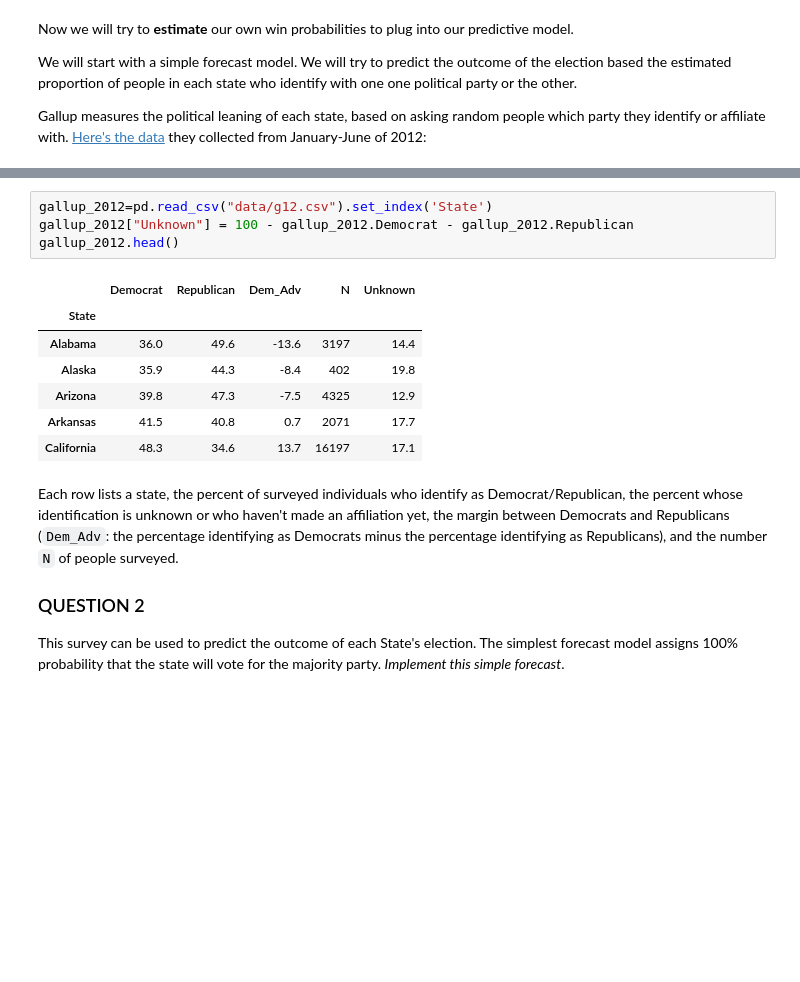
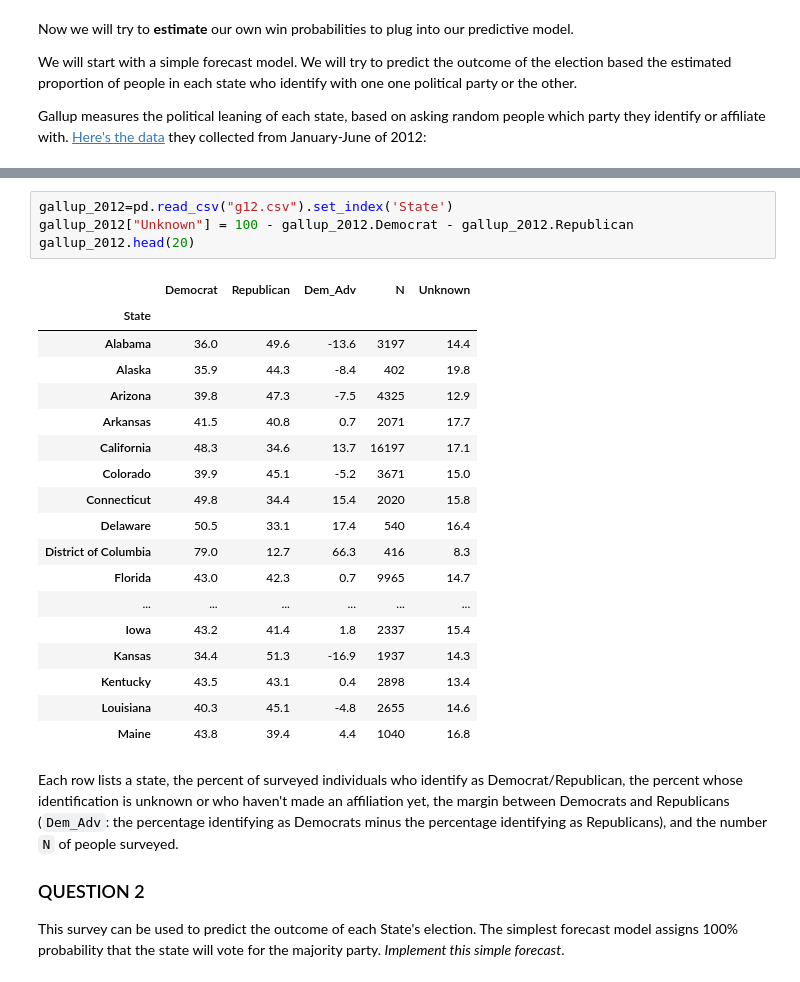
Before and after one commit to bitanb1999/HalfDayHacking, a Jupyter notebook: elections.ipynb, the cells around one changed output, grey strips where cells are left out. Drawn from its saved outputs; the diff is of its cells as text; blank space fills up the shorter version.

```diff
--- a/elections.ipynb
+++ b/elections.ipynb
@@ -355,15 +368,26 @@ Gallup measures the political leaning of each state, based on asking random peop
 # %%
-gallup_2012=pd.read_csv("data/g12.csv").set_index('State')
+gallup_2012=pd.read_csv("g12.csv").set_index('State')
 gallup_2012["Unknown"] = 100 - gallup_2012.Democrat - gallup_2012.Republican
-gallup_2012.head()
+gallup_2012.head(20)
 # %% [output]
 |  | Democrat | Republican | Dem_Adv | N | Unknown |
 | State |  |  |  |  |  |
 | Alabama | 36.0 | 49.6 | -13.6 | 3197 | 14.4 |
 | Alaska | 35.9 | 44.3 | -8.4 | 402 | 19.8 |
 | Arizona | 39.8 | 47.3 | -7.5 | 4325 | 12.9 |
 | Arkansas | 41.5 | 40.8 | 0.7 | 2071 | 17.7 |
 | California | 48.3 | 34.6 | 13.7 | 16197 | 17.1 |
+| Colorado | 39.9 | 45.1 | -5.2 | 3671 | 15.0 |
+| Connecticut | 49.8 | 34.4 | 15.4 | 2020 | 15.8 |
+| Delaware | 50.5 | 33.1 | 17.4 | 540 | 16.4 |
+| District of Columbia | 79.0 | 12.7 | 66.3 | 416 | 8.3 |
+| Florida | 43.0 | 42.3 | 0.7 | 9965 | 14.7 |
+| ... | ... | ... | ... | ... | ... |
+| Iowa | 43.2 | 41.4 | 1.8 | 2337 | 15.4 |
+| Kansas | 34.4 | 51.3 | -16.9 | 1937 | 14.3 |
+| Kentucky | 43.5 | 43.1 | 0.4 | 2898 | 13.4 |
+| Louisiana | 40.3 | 45.1 | -4.8 | 2655 | 14.6 |
+| Maine | 43.8 | 39.4 | 4.4 | 1040 | 16.8 |
 # %% [markdown]
 Each row lists a state, the percent of surveyed individuals who identify as Democrat/Republican, the percent whose identification is unknown or who haven't made an affiliation yet, the margin between Democrats and Republicans (`Dem_Adv`: the percentage identifying as Democrats minus the percentage identifying as Republicans), and the number `N` of people surveyed.
 
```
Also changed, not shown: parts of 15 cells of this notebook.
